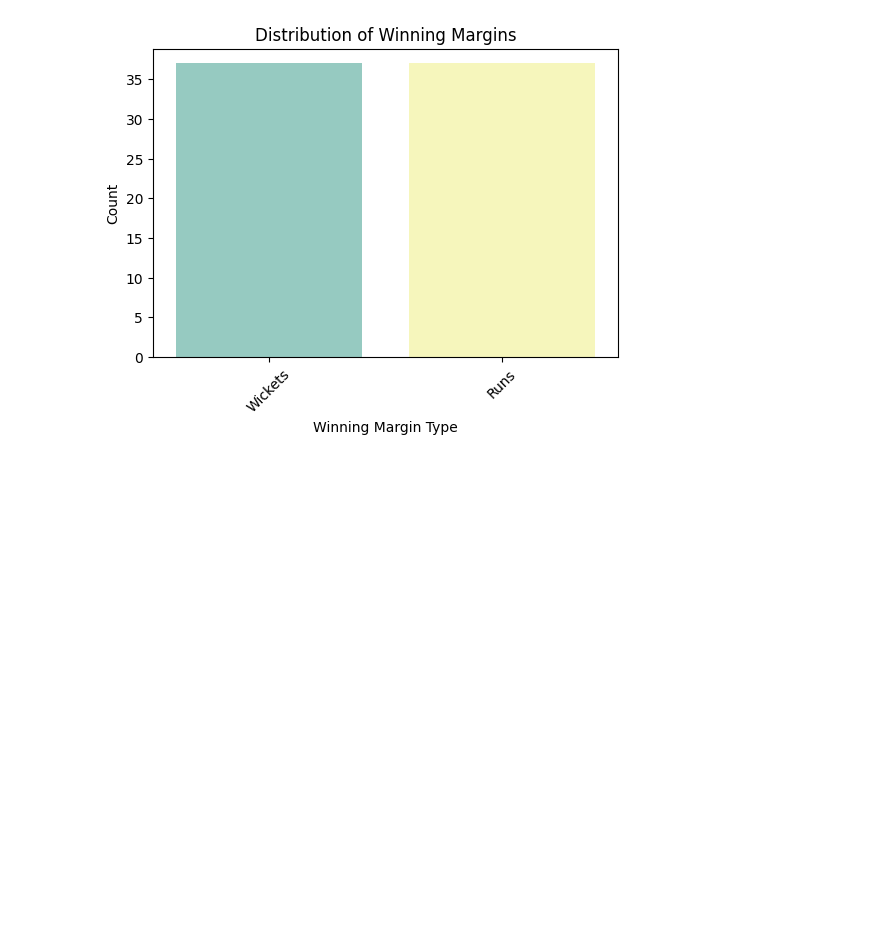
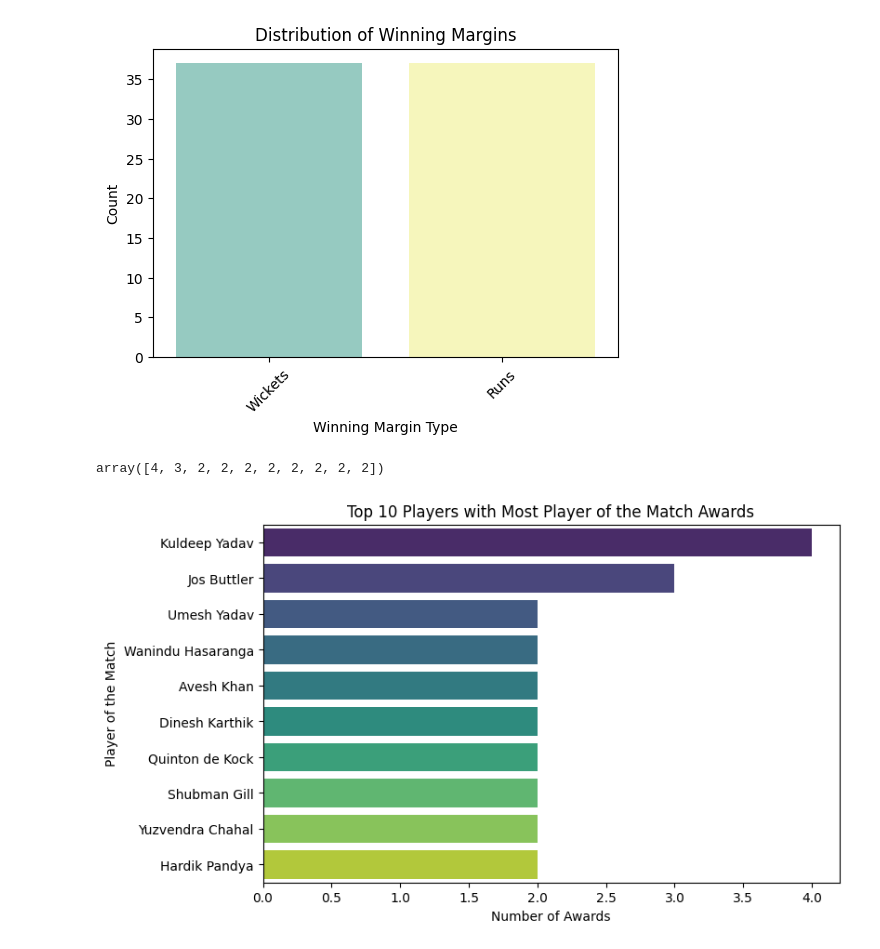
Before and after one commit to laxmansharma1811/Feature_Extraction_Project, a Jupyter notebook: ipl_capstone.ipynb, the cells around one changed output. Drawn from its saved outputs; the diff is of its cells as text; code cells hidden in the pictures; blank space fills up the shorter version.

Commit message:
added visual for most match of the match

```diff
--- a/ipl_capstone.ipynb
+++ b/ipl_capstone.ipynb
@@ -105,3 +105,17 @@ plt.xticks(rotation=45)
 plt.show()
 # %% [output]
 [figure]
+# %%
+counts = df['player_of_the_match'].value_counts().head(10)
+counts.values
+# %% [output]
+array([4, 3, 2, 2, 2, 2, 2, 2, 2, 2])
+# %%
+plt.figure(figsize=(8, 5))
+sns.barplot(x=counts.values, y=counts.index, palette='viridis')
+plt.xlabel('Number of Awards')
+plt.ylabel('Player of the Match')
+plt.title('Top 10 Players with Most Player of the Match Awards')
+plt.show()
+# %% [output]
+[figure, added]
```
